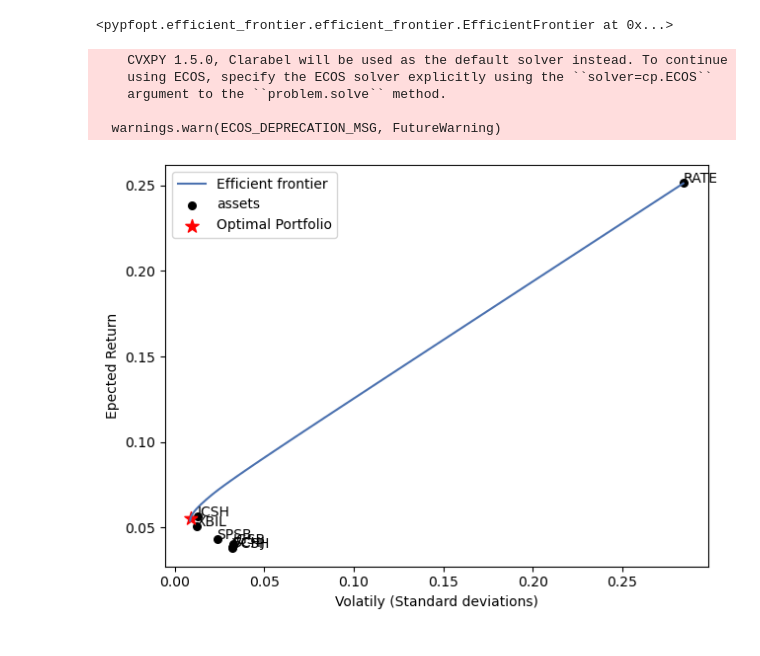
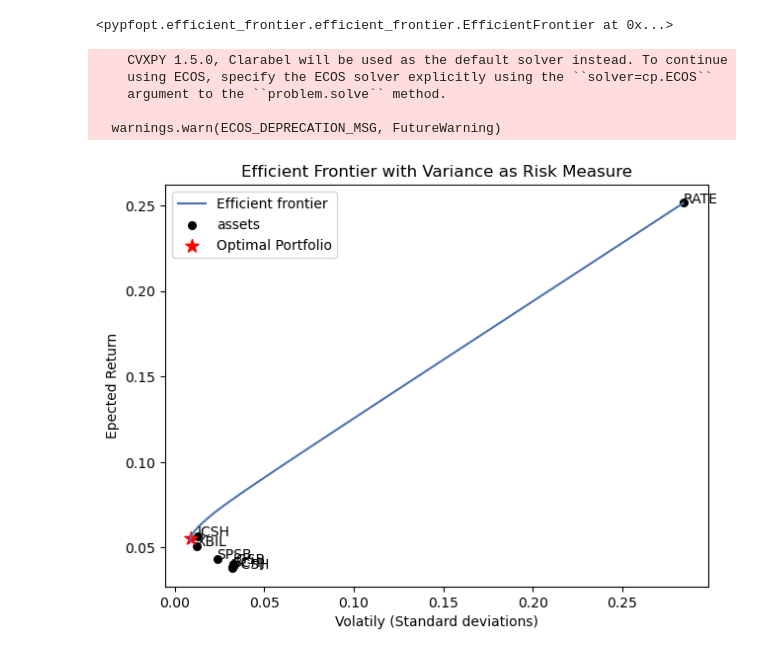
Before and after one commit to vinflora/MATH441-Group-Project, a Jupyter notebook: code_corporate bonds.ipynb, the cells around one changed output. Saved outputs shown, nothing was run; the diff lists cells and outputs as text; code cells hidden in the pictures.

```diff
--- a/code_corporate bonds.ipynb
+++ b/code_corporate bonds.ipynb
@@ -774,42 +635,0 @@ Mean std: [0.22302607]
-# %%
-### Efficient Frontier
-R_c = 0. * R
-for j in range(len(R[0,:])):
-  R_c[:,j] = R[:,j] - r[j]
-
-#print(np.outer(R_c[0,:],R_c[0,:]))
-R_c.T @ R_c
-
-# compute the convariance matrix manually
-sig = 0. * S
-for i in range(len(R[:,0])):
-  sig = sig + np.outer(R_c[i,:],R_c[i,:])
-sig = sig / T
-
-n = len(assets)  # Number of assets
-T = len(R[:,0])  # Number of time periods
-e = np.ones((n,1))
-rq = r.reshape(n,1)
-
-m0_array = np.linspace(0.0005,0.0025,50)
-risk_array = 0. * m0_array
-i = 0
-for i in range(len(m0_array)):
-
-  r0 = m0_array[i]
-
-  X = cp.Variable((n,1))
-  Objective = cp.Minimize(cp.quad_form(X,sig))
-  constraints = [e.T@X == 1, X >= 0, rq.T@X == r0]
-  problem = cp.Problem(Objective,constraints)
-
-  result = problem.solve()
-
-  risk_array[i] = (X.value.T @ sig @ X.value)[0,0]**0.5
-
-#print("Status:", LpStatus[prob.status])
-#print("Optimal Portfolio Weights:")
-#for j in range(n):
-    #print(f"x{j}: {value(x[j])}")
-#print("expected return (MAD):", value(lpSum(r[j] * x[j] for j in range(n))))
-#print("Mean Absolute Deviation (MAD):", value( (1/T) * lpSum(y[t] for t in range(T))))
@@ -966,22 +784,23 @@ ef_curve
 # %%
 from pypfopt import plotting
 fig,ax = plt.subplots()
 plotting.plot_efficient_frontier(ef_curve, ax=ax, show_assets = True)
 
 ax.scatter(vol_optimal, ret_optimal, marker = "*", s=100, c="r", label = "Optimal Portfolio")
 
 for i, txt in enumerate(ef.tickers):
     ax.annotate(txt, ((np.diag(ef.cov_matrix) ** (1/2))[i], ef. expected_returns[i]))
 
 
 ax.set_xlabel("Volatily (Standard deviations)")
 ax.set_ylabel("Epected Return")
 ax.legend()
+plt.title("Efficient Frontier with Variance as Risk Measure")
 plt.show()
 # %% [output]
     CVXPY 1.5.0, Clarabel will be used as the default solver instead. To continue
     using ECOS, specify the ECOS solver explicitly using the ``solver=cp.ECOS``
     argument to the ``problem.solve`` method.
 
   warnings.warn(ECOS_DEPRECATION_MSG, FutureWarning)
-[figure, old version]
+[figure, new version]
```
Also changed, not shown: parts of 10 cells of this notebook, 3 other files.
